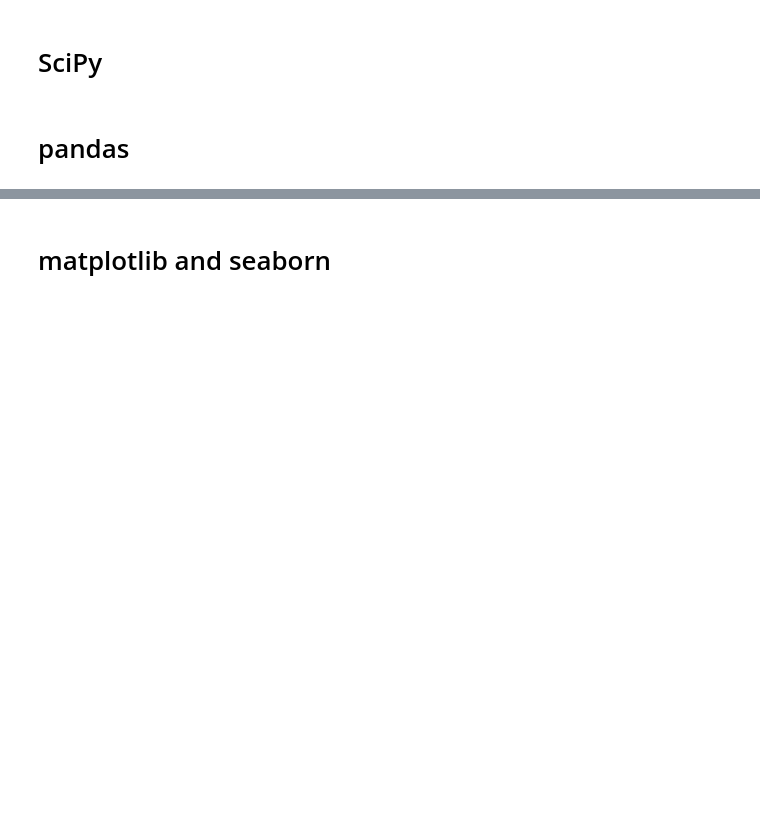
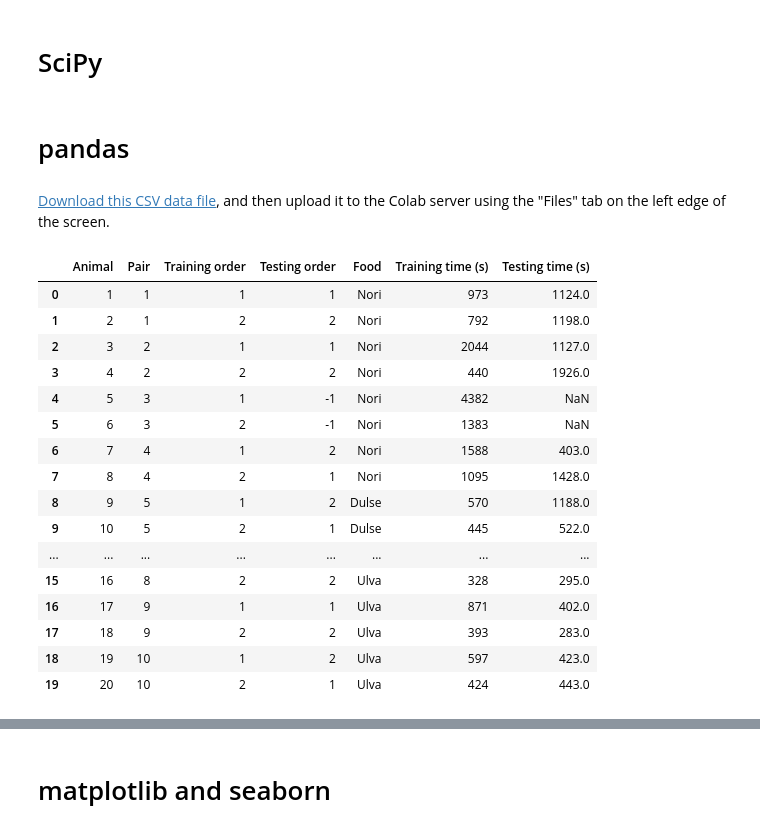
Before and after one commit to jpgill86/python-for-neuroscientists, a Jupyter notebook: notebooks/03-Essential-Packages.ipynb, the cells around one changed output, grey strips where cells are left out. Saved outputs shown, nothing was run; the diff lists cells and outputs as text; code cells hidden in the pictures; blank space fills up the shorter version.

Commit message:
Update essential packages notebook

```diff
--- a/notebooks/03-Essential-Packages.ipynb
+++ b/notebooks/03-Essential-Packages.ipynb
@@ -43,3 +64,26 @@ print(x.dot(y))
 # pandas
 # %%
 import pandas as pd
+# %% [markdown]
+[Download this CSV data file](https://raw.githubusercontent.com/jpgill86/python-for-neuroscientists/master/notebooks/data/inedible-food.csv), and then upload it to the Colab server using the "Files" tab on the left edge of the screen.
+# %%
+df = pd.read_csv('inedible-food.csv')
+df
+# %% [output]
+|  | Animal | Pair | Training order | Testing order | Food | Training time (s) | Testing time (s) |
+| 0 | 1 | 1 | 1 | 1 | Nori | 973 | 1124.0 |
+| 1 | 2 | 1 | 2 | 2 | Nori | 792 | 1198.0 |
+| 2 | 3 | 2 | 1 | 1 | Nori | 2044 | 1127.0 |
+| 3 | 4 | 2 | 2 | 2 | Nori | 440 | 1926.0 |
+| 4 | 5 | 3 | 1 | -1 | Nori | 4382 | NaN |
+| 5 | 6 | 3 | 2 | -1 | Nori | 1383 | NaN |
+| 6 | 7 | 4 | 1 | 2 | Nori | 1588 | 403.0 |
+| 7 | 8 | 4 | 2 | 1 | Nori | 1095 | 1428.0 |
+| 8 | 9 | 5 | 1 | 2 | Dulse | 570 | 1188.0 |
+| 9 | 10 | 5 | 2 | 1 | Dulse | 445 | 522.0 |
+| ... | ... | ... | ... | ... | ... | ... | ... |
+| 15 | 16 | 8 | 2 | 2 | Ulva | 328 | 295.0 |
+| 16 | 17 | 9 | 1 | 1 | Ulva | 871 | 402.0 |
+| 17 | 18 | 9 | 2 | 2 | Ulva | 393 | 283.0 |
+| 18 | 19 | 10 | 1 | 2 | Ulva | 597 | 423.0 |
+| 19 | 20 | 10 | 2 | 1 | Ulva | 424 | 443.0 |
```
Also changed, not shown: parts of 11 cells of this notebook, 1 other file.
